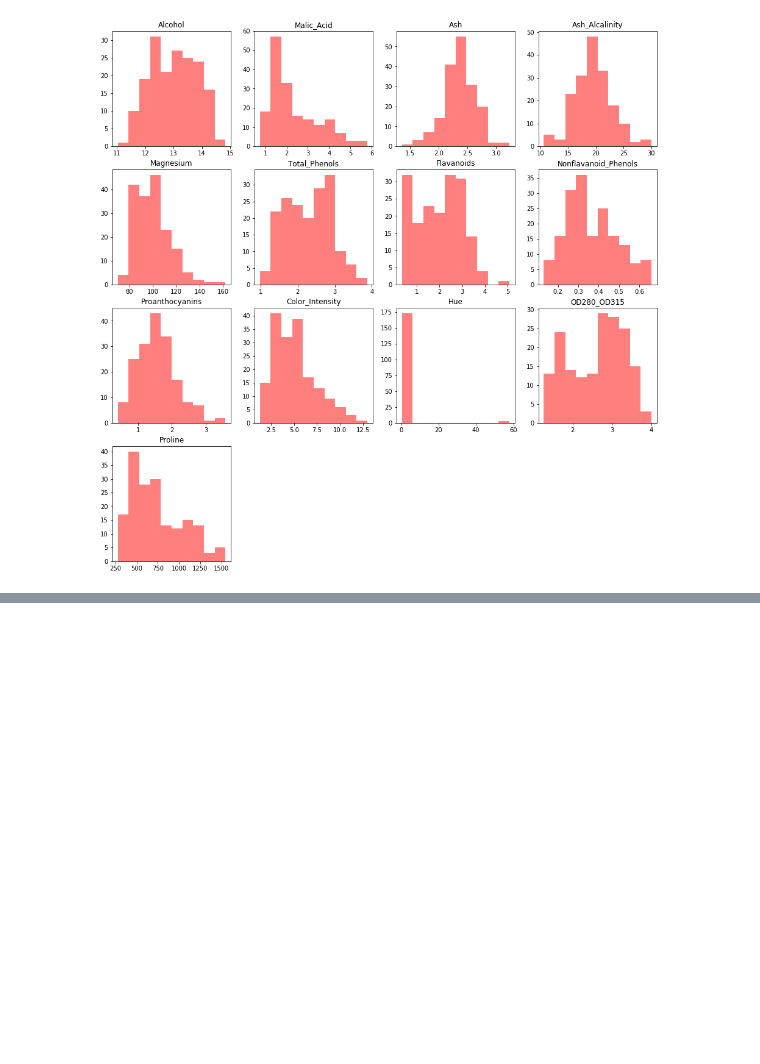
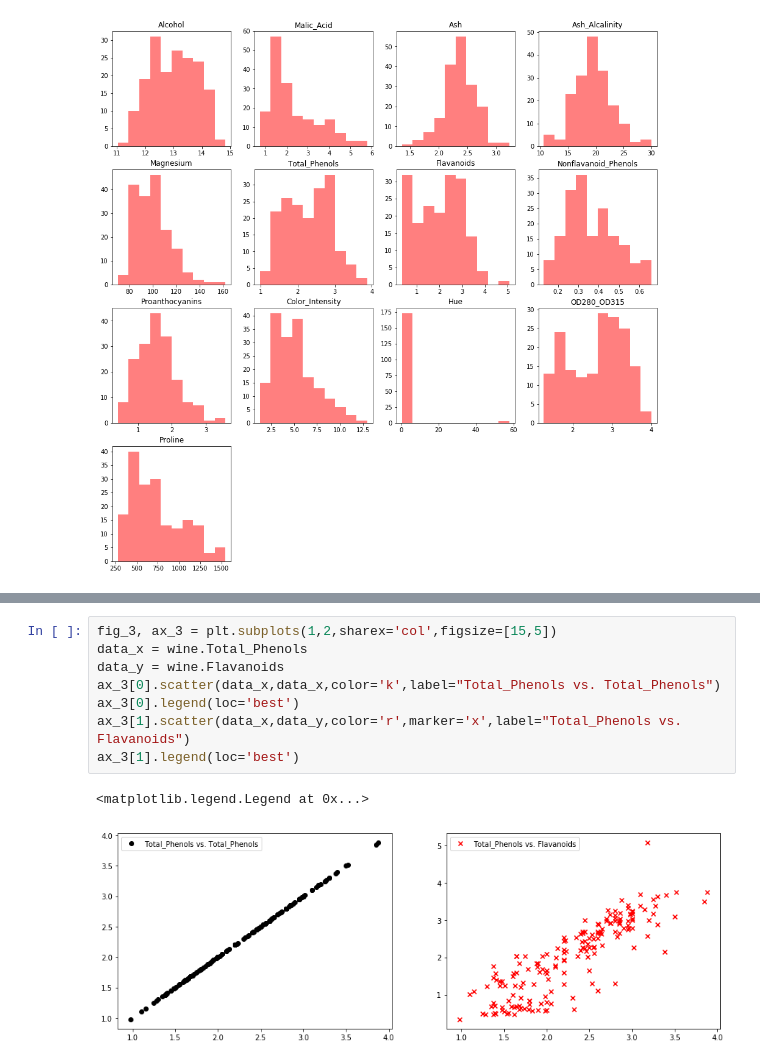
Before and after one commit to iammiori/data_analysis_python, a Jupyter notebook: 2019_data_analysis_introduction/wine_analysis/assignment #1.ipynb, the cells around one changed output, grey strips where cells are left out. Drawn from its saved outputs; the diff is of its cells as text; blank space fills up the shorter version.

```diff
--- a/2019_data_analysis_introduction/wine_analysis/assignment #1.ipynb
+++ b/2019_data_analysis_introduction/wine_analysis/assignment #1.ipynb
@@ -235,0 +365,11 @@ ax_2[1].legend(loc='best')
+# %%
+fig_3, ax_3 = plt.subplots(1,2,sharex='col',figsize=[15,5])
+data_x = wine.Total_Phenols
+data_y = wine.Flavanoids
+ax_3[0].scatter(data_x,data_x,color='k',label="Total_Phenols vs. Total_Phenols")
+ax_3[0].legend(loc='best')
+ax_3[1].scatter(data_x,data_y,color='r',marker='x',label="Total_Phenols vs. Flavanoids")
+ax_3[1].legend(loc='best')
+# %% [output]
+<matplotlib.legend.Legend at 0x...>
+[figure, added]
```
Also changed, not shown: parts of 46 cells of this notebook, 1 other file.
